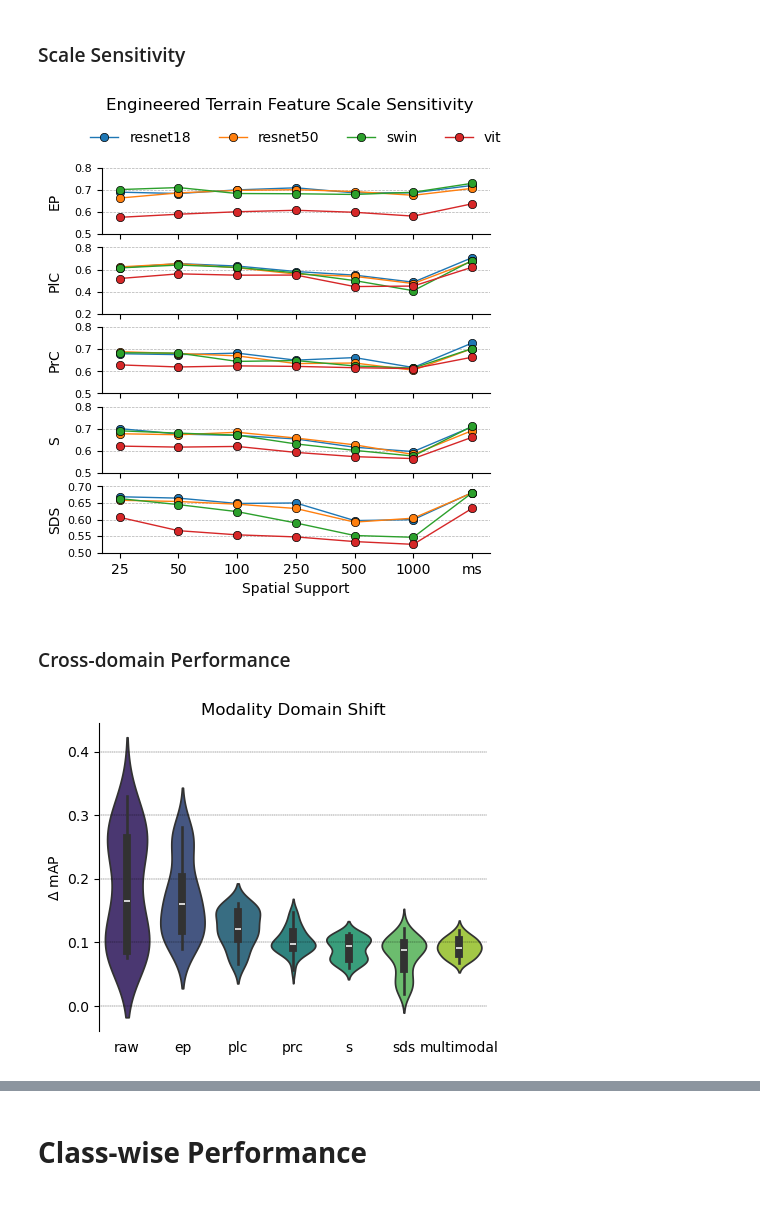
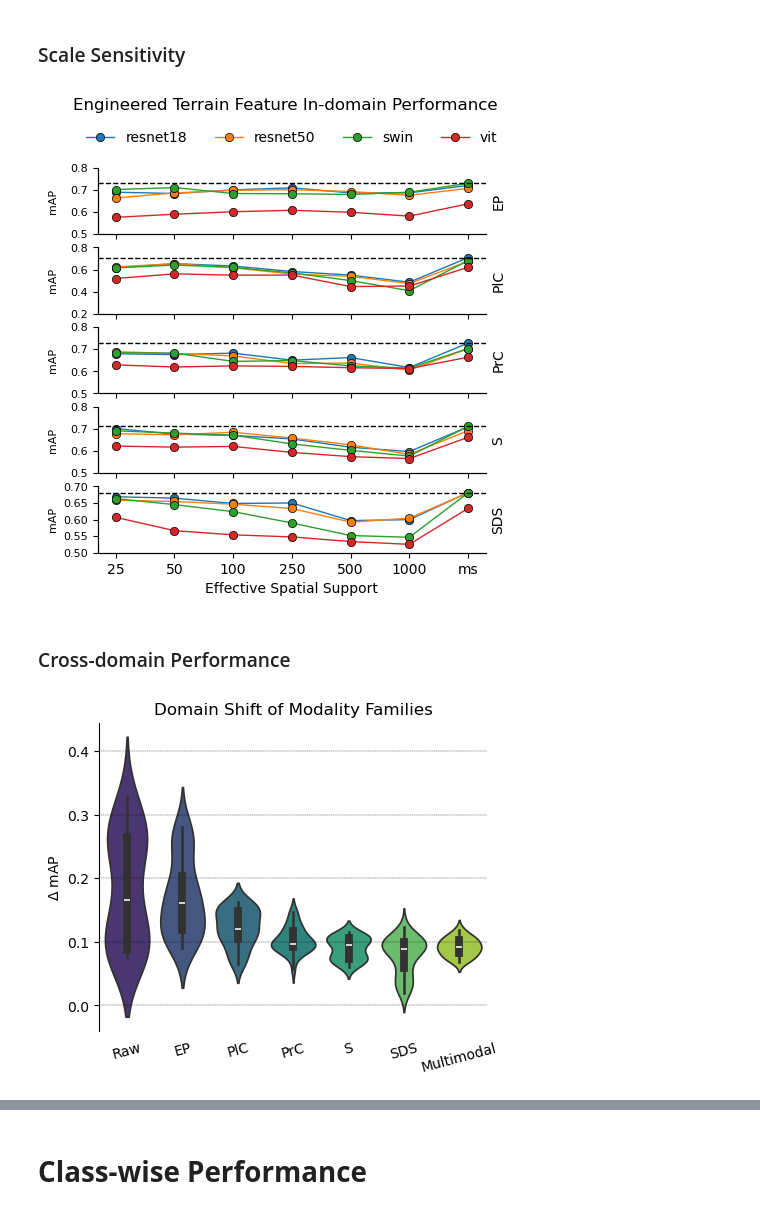
Before and after one commit to masseygeo/earthscape, a Jupyter notebook: notebooks/analysis_cls.ipynb, the cells around one changed output, grey strips where cells are left out. Saved outputs shown, nothing was run; the diff lists cells and outputs as text; code cells hidden in the pictures.

```diff
--- a/notebooks/analysis_cls.ipynb
+++ b/notebooks/analysis_cls.ipynb
@@ -399,7 +403,7 @@ def spatial_support(x, bins, raw_gsd=5):
         return np.nan
 # %%
 #############################################
-# Terrain Feature Scale-Sensitivity
+# Terrain Feature Scale-Sensitivity - In-domain
 #############################################
 
 # path to compiled data...
@@ -410,7 +414,7 @@ metric = 'map'
 metric_label = 'mAP'
 
 # output path for figure
-output_path = os.path.join(assets_dir, 'scale_sensitivity.png')
+output_path = os.path.join(assets_dir, 'scale_sensitivity_id.png')
 
 
 ##### pre-processing...
@@ -451,29 +455,37 @@ for idx, fam in enumerate(engineered_features):
         df['spatial_support'] = df['spatial_support'].astype(str)
         ax[idx].plot(df['spatial_support'], df[f"macro_{metric} (id)"], marker='o', linewidth=1, markeredgecolor='k', markeredgewidth=0.5, label=m)
 
+    max_val = subset[f"macro_{metric} (id)"].max()
+    ax[idx].axhline(y=max_val, color='k', linewidth=1, linestyle='--')
+
     # customize plot...
     ylab = fam.upper() if not fam.startswith('p') else fam[:1].upper() + fam[1:2].lower() + fam[2:].upper()
-    ax[idx].set_ylabel(ylab)
+    ax2 = ax[idx].twinx()
+    ax2.set_yticks([])
+    ax2.set_ylabel(ylab)
+    ax[idx].set_ylabel(f"{metric_label}", fontsize=8)
     ax[idx].set_yticks(ax[idx].get_yticks())
     ax[idx].set_yticklabels(ax[idx].get_yticklabels(), fontsize=8)
-    ax[idx].grid(True, axis='y', linestyle='--', linewidth=0.5)
+    # ax[idx].grid(True, axis='y', linestyle='--', linewidth=0.5)
     ax[idx].spines['right'].set_visible(False)
     ax[idx].spines['top'].set_visible(False)
+    ax2.spines['right'].set_visible(False)
+    ax2.spines['top'].set_visible(False)
 
 # more plot customization...
 ax[0].legend(loc='upper center', bbox_to_anchor=(0.5, 1.75), frameon=False, ncols=4)
-ax[4].set_xlabel('Spatial Support')
+ax[4].set_xlabel('Effective Spatial Support')
 for axes in ax[:-1]:
     axes.set_xticklabels('')
     axes.set_xlabel('')
 fig.align_ylabels()
-plt.suptitle('Engineered Terrain Feature Scale Sensitivity', y=1.02)
+plt.suptitle('Engineered Terrain Feature In-domain Performance', y=1.02)
 
 # plot and save...
 plt.savefig(output_path, bbox_inches='tight', pad_inches=0, dpi=300)
 plt.show()
 # %% [output]
-[figure, old version]
+[figure, new version]
 # %% [markdown]
 ### Cross-domain Performance
 # %%
@@ -512,35 +524,37 @@ mask2 = df_compiled['family'].isin(engineered_features)
 df_compiled.loc[~mask1 & ~mask2, ['family', 'scale']] = 'raw', '5'
 
 # define spatial support (effective recteptive area)...
 df_compiled['spatial_support'] = df_compiled['scale'].apply(lambda x: spatial_support(x, support_bins))
 df_compiled['spatial_support'] = pd.Categorical(df_compiled['spatial_support'], categories=support_order, ordered=True)
 
 # calculate cross-domain performance gap
 df_compiled['delta map'] = df_compiled[f"macro_{metric} (id)"] - df_compiled[f"macro_{metric} (cd)"]
 
 
 ##### plot violin plots...
 fig, ax = plt.subplots(figsize=(5,4))
 
 # plot
 inner_kws={'box_width':5, 'whis_width': 1, 'color':'k'}
 sns.violinplot(data=df_compiled, y='delta map', x='family', hue='family', palette='viridis', order=family_order)
 
 # customize...
 ax.set_xlabel('')
+ax.set_xticks(ax.get_xticks())
+ax.set_xticklabels(['Raw', 'EP', 'PlC', 'PrC', 'S', 'SDS', 'Multimodal'], rotation=15)
 ax.set_ylabel(r'$\Delta$ mAP')
 ax.tick_params(bottom=False)
 ax.grid(visible=True, axis='y', linestyle='--', linewidth=0.25, color='k')
 ax.spines['right'].set_visible(False)
 ax.spines['top'].set_visible(False)
 ax.spines['bottom'].set_visible(False)
-ax.set_title('Modality Domain Shift')
+ax.set_title('Domain Shift of Modality Families')
 
 # save & show...
 plt.savefig(output_path, bbox_inches='tight', pad_inches=0, dpi=300)
 plt.show()
 # %% [output]
-[figure, old version]
+[figure, new version]
 # %%
 #############################################
 # Cross-domain Performance - Scatter Plot
```
Also changed, not shown: parts of 20 cells of this notebook, 19 other files.
